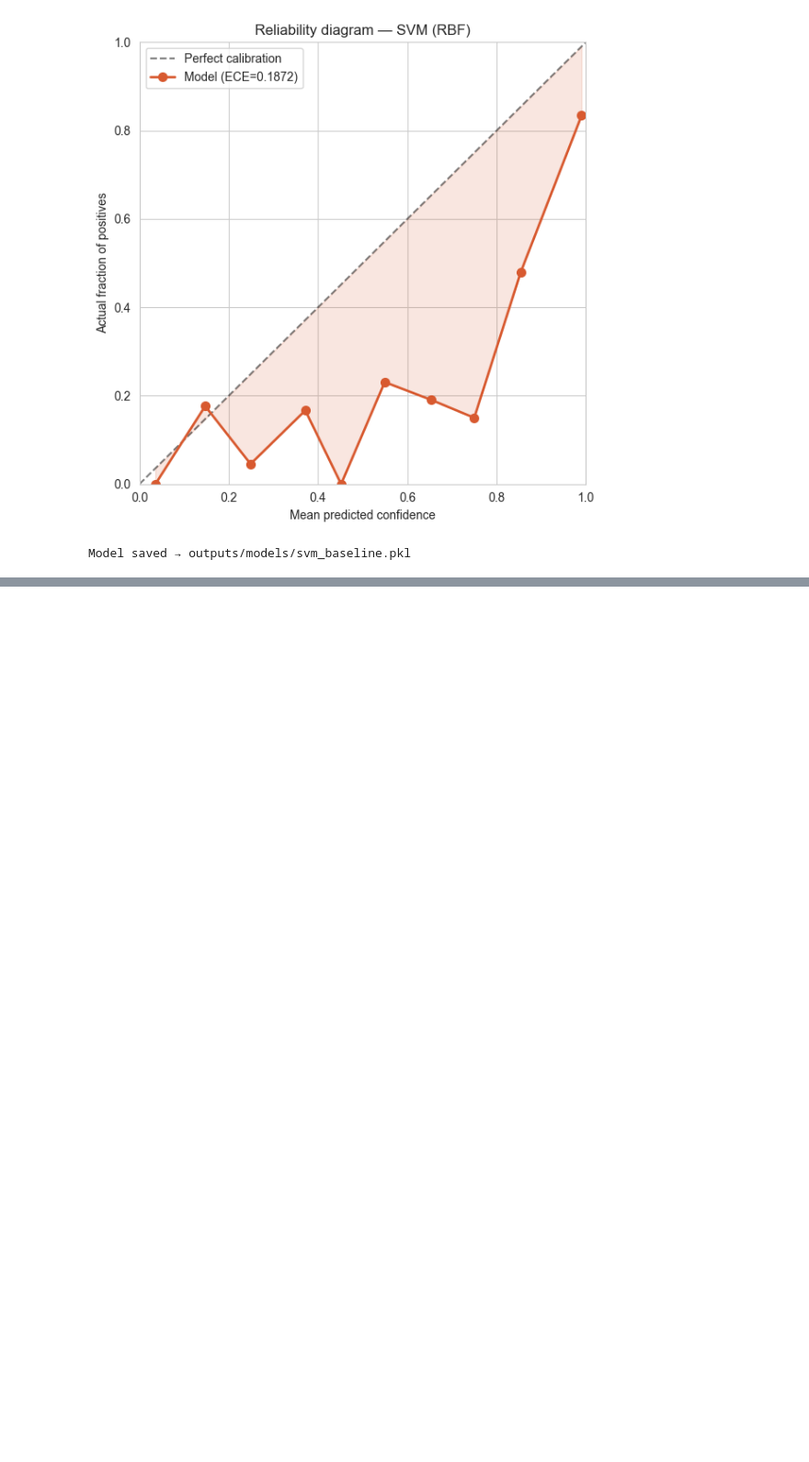
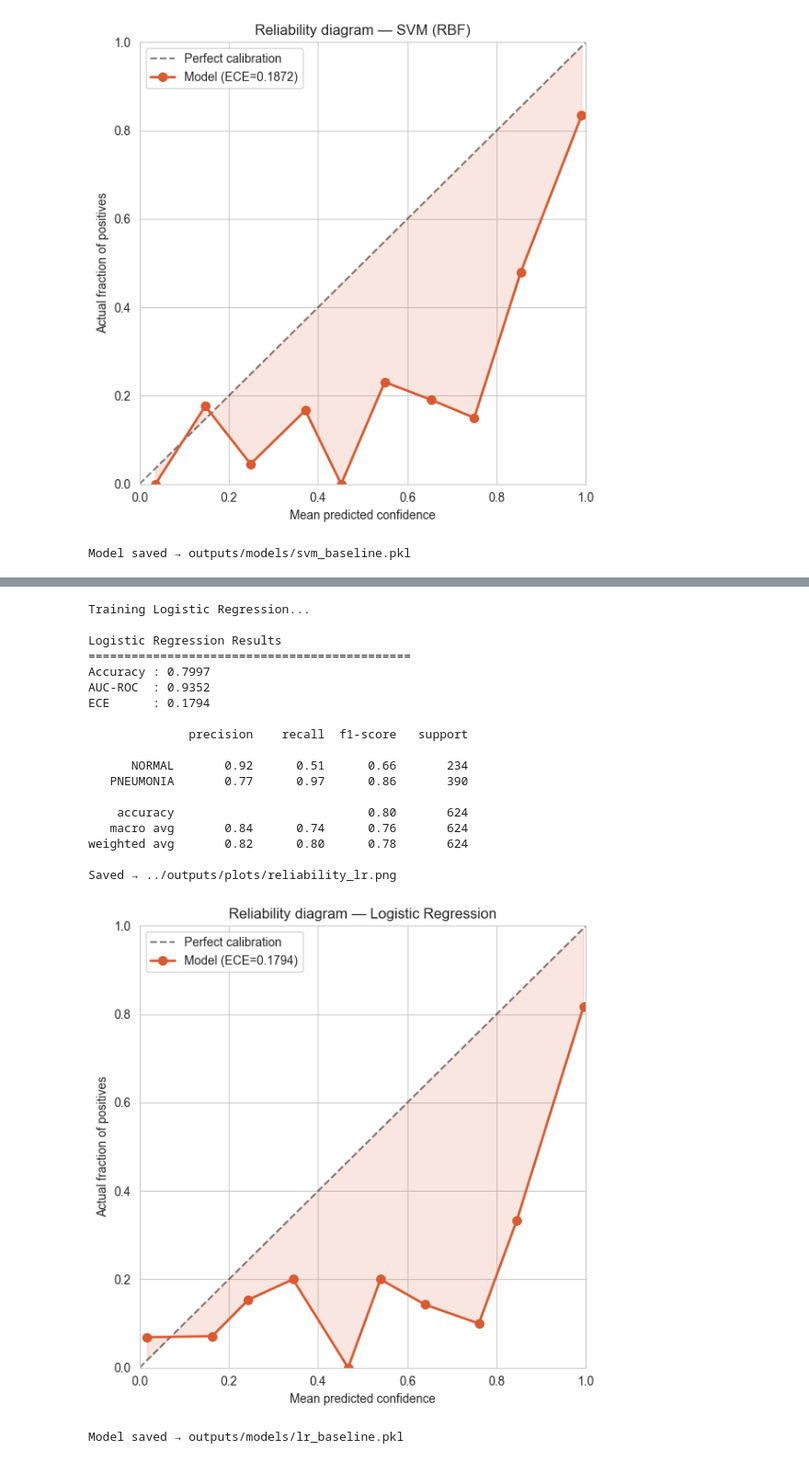
Before and after one commit to Dibya-z/Robust-Medical-Vision, a Jupyter notebook: notebooks/notebook_01_baseline.ipynb, the cells around one changed output, grey strips where cells are left out. Shown at 92% size. Saved outputs shown, nothing was run; the diff lists cells and outputs as text; code cells hidden in the pictures; blank space fills up the shorter version.

Commit message:
added logistic regression baseline

```diff
--- a/notebooks/notebook_01_baseline.ipynb
+++ b/notebooks/notebook_01_baseline.ipynb
@@ -792,0 +806,62 @@ Model saved → outputs/models/svm_baseline.pkl
+# %%
+lr_clf = LogisticRegression(
+    max_iter=1000,
+    C=1.0,
+    random_state=RANDOM_STATE
+)
+lr_pipe = Pipeline([
+    ('scaler', StandardScaler()),
+    ('clf',    lr_clf)
+])
+
+print("Training Logistic Regression...")
+lr_pipe.fit(X_train, y_train)
+
+y_pred_lr  = lr_pipe.predict(X_test)
+y_proba_lr = lr_pipe.predict_proba(X_test)[:, 1]
+
+acc_lr = accuracy_score(y_test, y_pred_lr)
+auc_lr = roc_auc_score(y_test, y_proba_lr)
+ece_lr = compute_ece(y_test, y_proba_lr)
+
+print(f"\nLogistic Regression Results")
+print("=" * 45)
+print(f"Accuracy : {acc_lr:.4f}")
+print(f"AUC-ROC  : {auc_lr:.4f}")
+print(f"ECE      : {ece_lr:.4f}")
+print()
+print(classification_report(y_test, y_pred_lr,
+      target_names=['NORMAL', 'PNEUMONIA']))
+
+results['LR']   = {'acc': acc_lr, 'auc': auc_lr,
+                   'ece': ece_lr, 'proba': y_proba_lr}
+pipelines['LR'] = lr_pipe
+
+plot_reliability_diagram(
+    y_test, y_proba_lr, 'Logistic Regression',
+    save_path=f'{OUTPUT_PLOTS}/reliability_lr.png'
+)
+
+joblib.dump(lr_pipe, f'{OUTPUT_MODELS}/lr_baseline.pkl')
+print("Model saved → outputs/models/lr_baseline.pkl")
+# %% [output]
+Training Logistic Regression...
+
+Logistic Regression Results
+=============================================
+Accuracy : 0.7997
+AUC-ROC  : 0.9352
+ECE      : 0.1794
+
+              precision    recall  f1-score   support
+
+      NORMAL       0.92      0.51      0.66       234
+   PNEUMONIA       0.77      0.97      0.86       390
+
+    accuracy                           0.80       624
+   macro avg       0.84      0.74      0.76       624
+weighted avg       0.82      0.80      0.78       624
+
+Saved → ../outputs/plots/reliability_lr.png
+[figure, added]
+Model saved → outputs/models/lr_baseline.pkl
```
Also changed, not shown: parts of 1 cell of this notebook.
